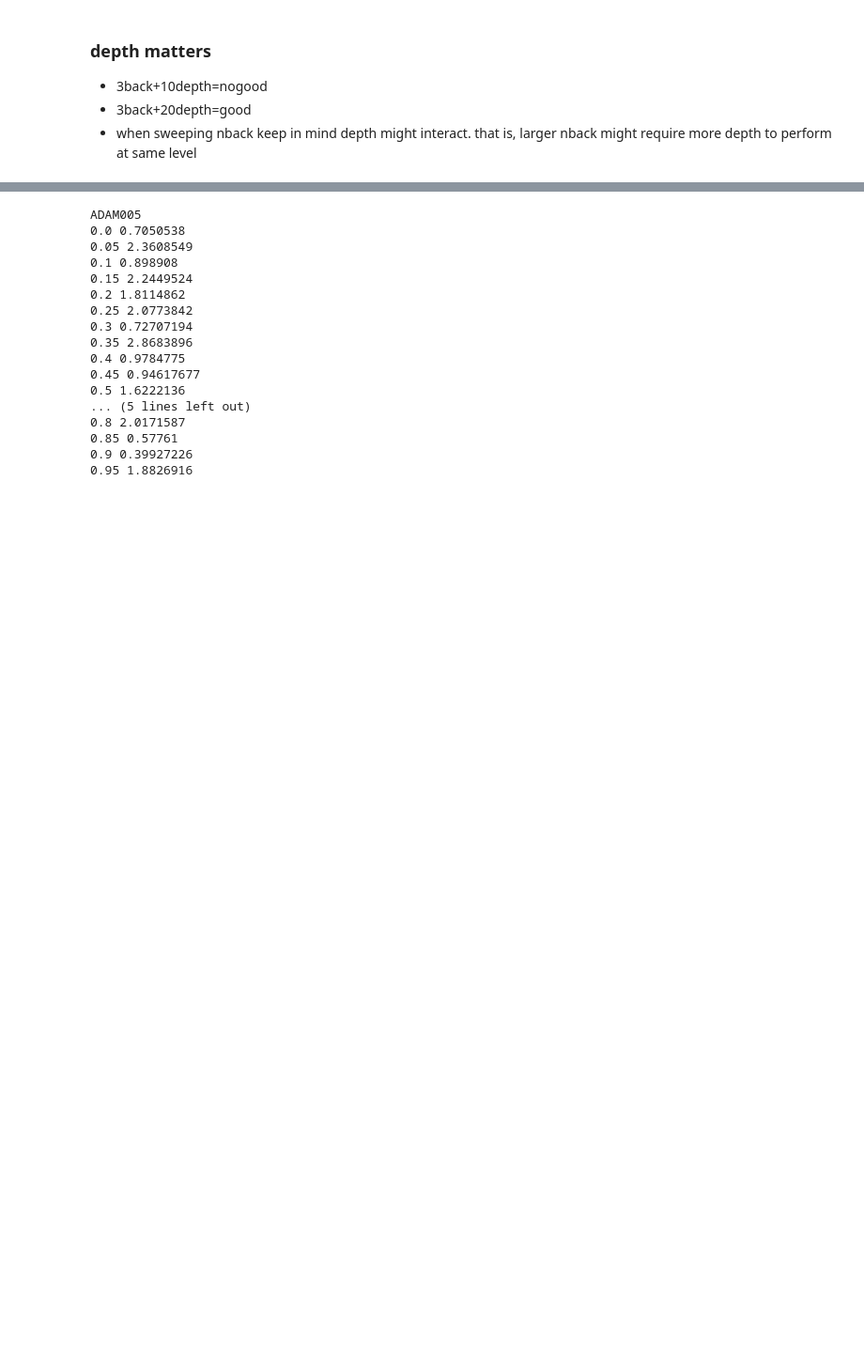
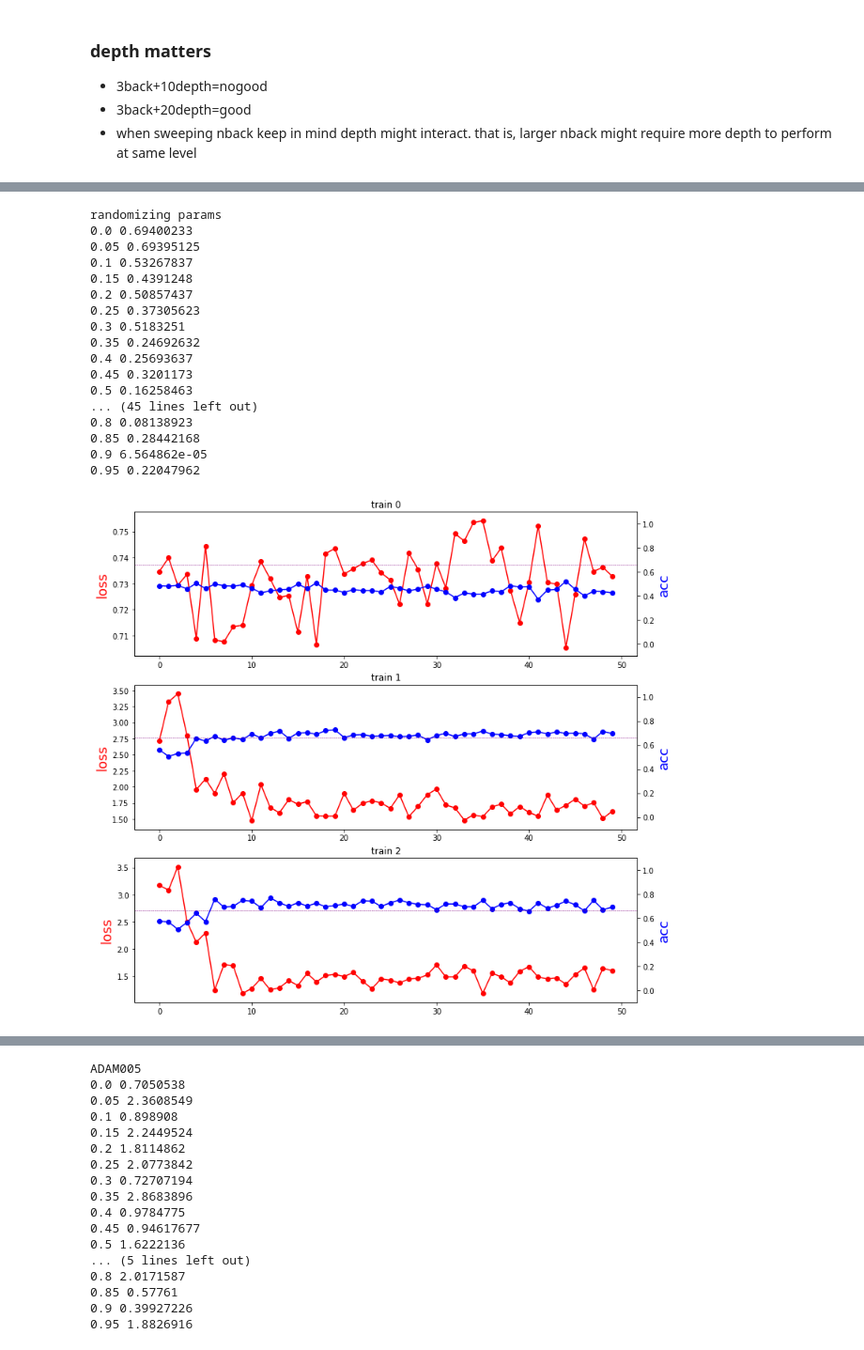
Before and after one commit to andrebeu/epm, a Jupyter notebook: nback.ipynb, the cells around one changed output, grey strips where cells are left out. Shown: that part at 94% size. Saved outputs shown, nothing was run; the diff lists cells and outputs as text; code cells hidden in the pictures; blank space fills up the shorter version.

```diff
--- a/nback.ipynb
+++ b/nback.ipynb
@@ -22,0 +138,36 @@ import matplotlib.pyplot as plt
+# %%
+
+# eval untrained
+eval_loss,eval_acc = trainer.eval_loop(300)
+
+fig,axarr = plt.subplots(3,1,figsize=(12,4*3))
+plt_loss_acc(eval_loss.mean(0),eval_acc.mean(0),ax=axarr[0],scatter=True)
+
+for idx in range(1,3):
+  ax = axarr[idx]
+  # train
+  trainer.train_loop(1000,1000)
+  # eval
+  eval_loss,eval_acc = trainer.eval_loop(300)
+  # plot
+  plt_loss_acc(eval_loss.mean(0),eval_acc.mean(0),ax=ax,scatter=True)
+  ax.set_title('train %i'%idx)
+# %% [output]
+randomizing params
+0.0 0.69400233
+0.05 0.69395125
+0.1 0.53267837
+0.15 0.4391248
+0.2 0.50857437
+0.25 0.37305623
+0.3 0.5183251
+0.35 0.24692632
+0.4 0.25693637
+0.45 0.3201173
+0.5 0.16258463
+... (45 lines left out)
+0.8 0.08138923
+0.85 0.28442168
+0.9 6.564862e-05
+0.95 0.22047962
+[figure, added]
```
Also changed, not shown: parts of 13 cells of this notebook, 23 other files.
